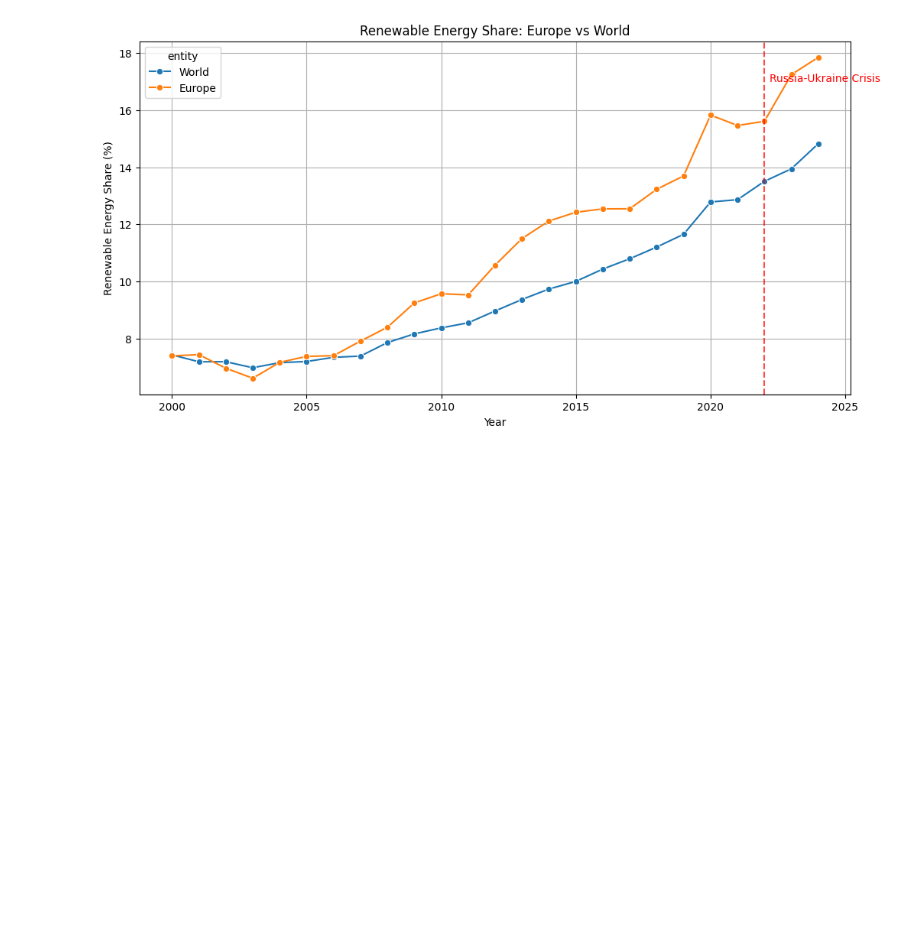
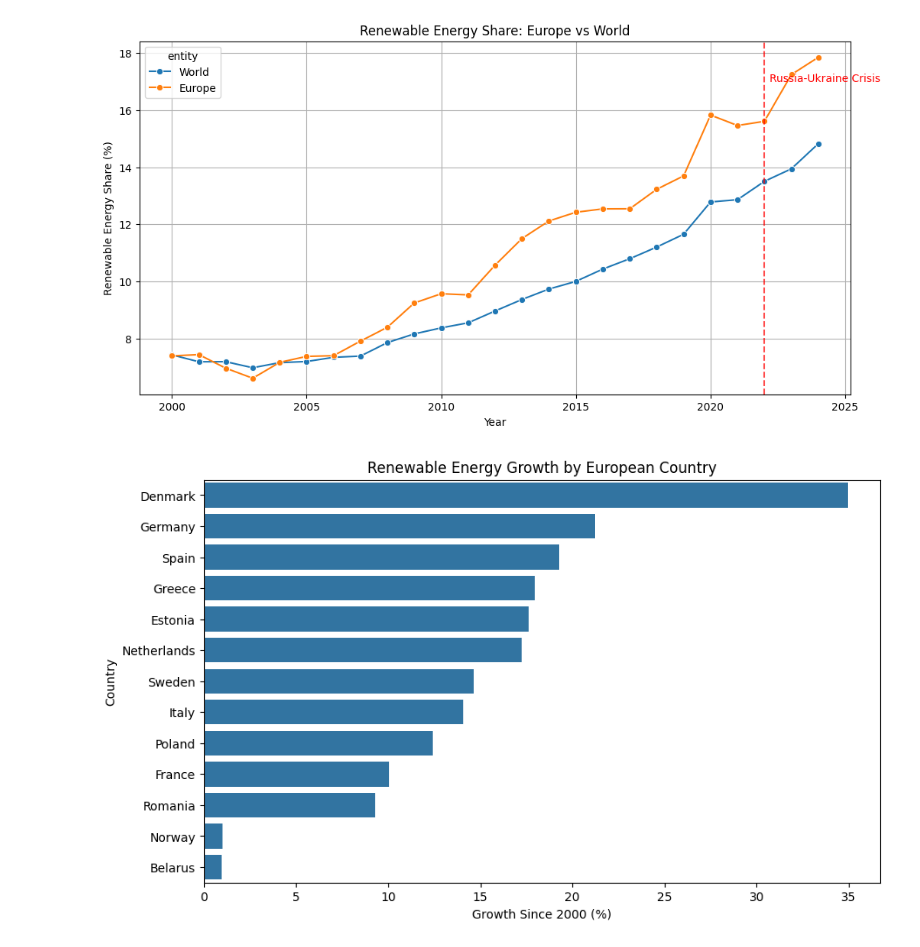
Before and after one commit to zidene306/mini_project_w3, a Jupyter notebook: renewable_energy_zhiwen_1.ipynb, the cells around one changed output. Saved outputs shown, nothing was run; the diff lists cells and outputs as text; code cells hidden in the pictures; blank space fills up the shorter version.

```diff
--- a/renewable_energy_zhiwen_1.ipynb
+++ b/renewable_energy_zhiwen_1.ipynb
@@ -86,3 +86,84 @@ plt.text(
 plt.show()
 # %% [output]
 [figure]
+# %%
+query = """
+SELECT
+    e.entity_name,
+
+    MAX(CASE
+        WHEN y.year = 2000
+        AND i.indicator_name = 'renewables_share_energy'
+        THEN f.value
+    END) AS renewable_2000,
+
+    MAX(CASE
+        WHEN y.year = 2024
+        AND i.indicator_name = 'renewables_share_energy'
+        THEN f.value
+    END) AS renewable_2024
+
+FROM fact_energy f
+
+JOIN entity e
+    ON f.entity_id = e.entity_id
+
+JOIN year y
+    ON f.year_id = y.year_id
+
+JOIN indicator i
+    ON f.indicator_id = i.indicator_id
+
+WHERE e.entity_name IN (
+    'Germany',
+    'France',
+    'Spain',
+    'Italy',
+    'Poland',
+    'Denmark',
+    'Netherlands',
+    'Sweden',
+    'Norway',
+    'Greece',
+    'Romania',
+    'Belarus',
+    'Estonia'
+)
+
+GROUP BY e.entity_name;
+"""
+
+df = pd.read_sql(query,con=engine)
+
+df = df.dropna()
+
+df['growth'] = (
+    df['renewable_2024']
+    - df['renewable_2000']
+)
+
+# sort
+df = df.sort_values(
+    by='growth',
+    ascending=False
+)
+
+# plot
+plt.figure(figsize=(10,6))
+
+sns.barplot(
+    data=df,
+    x='growth',
+    y='entity_name'
+)
+
+plt.xlabel('Growth Since 2000 (%)')
+plt.ylabel('Country')
+
+plt.title(
+    'Renewable Energy Growth by European Country'
+)
+
+plt.show()
+# %% [output]
+[figure, added]
```
Also changed, not shown: parts of 2 cells of this notebook, 1 other file.
